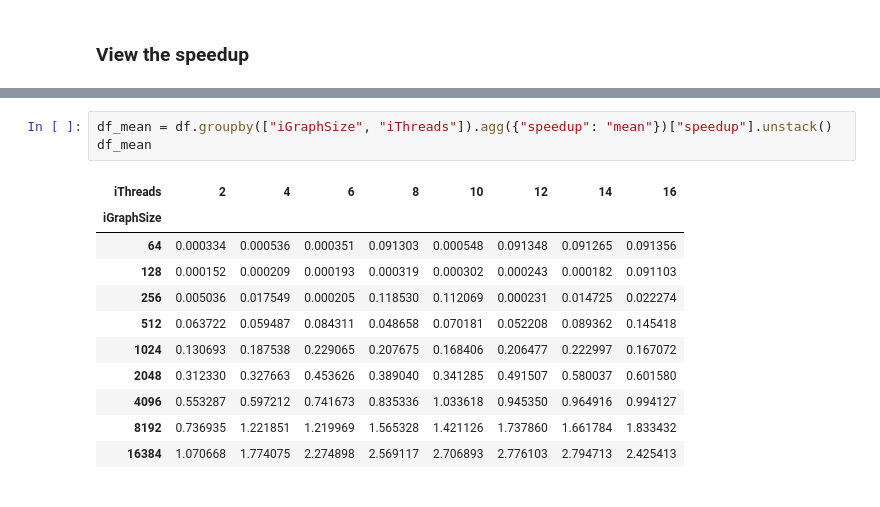
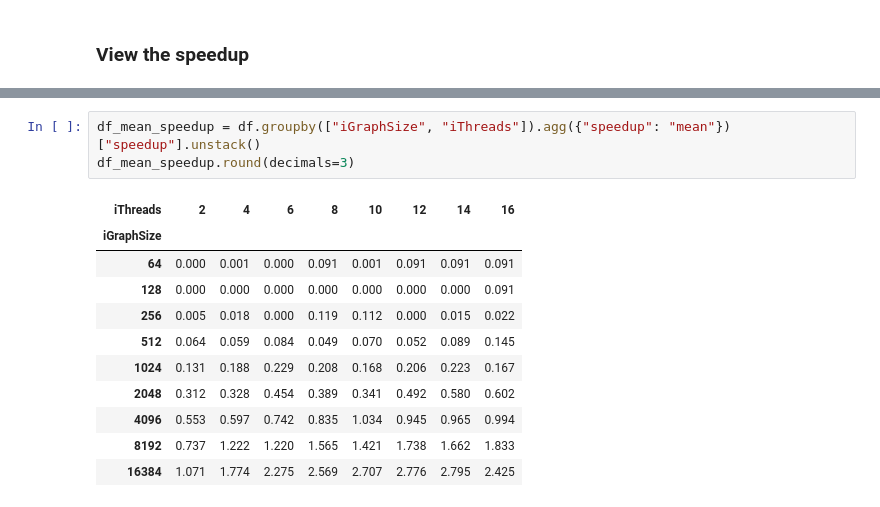
Before and after one commit to FreeLike76/ParallelBfsCourseWork, a Jupyter notebook: analysis/main.ipynb, the cells around one changed output, grey strips where cells are left out. Drawn from its saved outputs; the diff is of its cells as text.

```diff
--- a/analysis/main.ipynb
+++ b/analysis/main.ipynb
@@ -125,17 +150,17 @@ plt.show()
 # %% [output]
 [figure]
 # %%
-df_mean = df.groupby(["iGraphSize", "iThreads"]).agg({"speedup": "mean"})["speedup"].unstack()
-df_mean
+df_mean_speedup = df.groupby(["iGraphSize", "iThreads"]).agg({"speedup": "mean"})["speedup"].unstack()
+df_mean_speedup.round(decimals=3)
 # %% [output]
 | iThreads | 2 | 4 | 6 | 8 | 10 | 12 | 14 | 16 |
 | iGraphSize |  |  |  |  |  |  |  |  |
-| 64 | 0.000334 | 0.000536 | 0.000351 | 0.091303 | 0.000548 | 0.091348 | 0.091265 | 0.091356 |
-| 128 | 0.000152 | 0.000209 | 0.000193 | 0.000319 | 0.000302 | 0.000243 | 0.000182 | 0.091103 |
-| 256 | 0.005036 | 0.017549 | 0.000205 | 0.118530 | 0.112069 | 0.000231 | 0.014725 | 0.022274 |
-| 512 | 0.063722 | 0.059487 | 0.084311 | 0.048658 | 0.070181 | 0.052208 | 0.089362 | 0.145418 |
-| 1024 | 0.130693 | 0.187538 | 0.229065 | 0.207675 | 0.168406 | 0.206477 | 0.222997 | 0.167072 |
-| 2048 | 0.312330 | 0.327663 | 0.453626 | 0.389040 | 0.341285 | 0.491507 | 0.580037 | 0.601580 |
-| 4096 | 0.553287 | 0.597212 | 0.741673 | 0.835336 | 1.033618 | 0.945350 | 0.964916 | 0.994127 |
-| 8192 | 0.736935 | 1.221851 | 1.219969 | 1.565328 | 1.421126 | 1.737860 | 1.661784 | 1.833432 |
-| 16384 | 1.070668 | 1.774075 | 2.274898 | 2.569117 | 2.706893 | 2.776103 | 2.794713 | 2.425413 |
+| 64 | 0.000 | 0.001 | 0.000 | 0.091 | 0.001 | 0.091 | 0.091 | 0.091 |
+| 128 | 0.000 | 0.000 | 0.000 | 0.000 | 0.000 | 0.000 | 0.000 | 0.091 |
+| 256 | 0.005 | 0.018 | 0.000 | 0.119 | 0.112 | 0.000 | 0.015 | 0.022 |
+| 512 | 0.064 | 0.059 | 0.084 | 0.049 | 0.070 | 0.052 | 0.089 | 0.145 |
+| 1024 | 0.131 | 0.188 | 0.229 | 0.208 | 0.168 | 0.206 | 0.223 | 0.167 |
+| 2048 | 0.312 | 0.328 | 0.454 | 0.389 | 0.341 | 0.492 | 0.580 | 0.602 |
+| 4096 | 0.553 | 0.597 | 0.742 | 0.835 | 1.034 | 0.945 | 0.965 | 0.994 |
+| 8192 | 0.737 | 1.222 | 1.220 | 1.565 | 1.421 | 1.738 | 1.662 | 1.833 |
+| 16384 | 1.071 | 1.774 | 2.275 | 2.569 | 2.707 | 2.776 | 2.795 | 2.425 |
```
Also changed, not shown: parts of 14 cells of this notebook, 2 other files.
